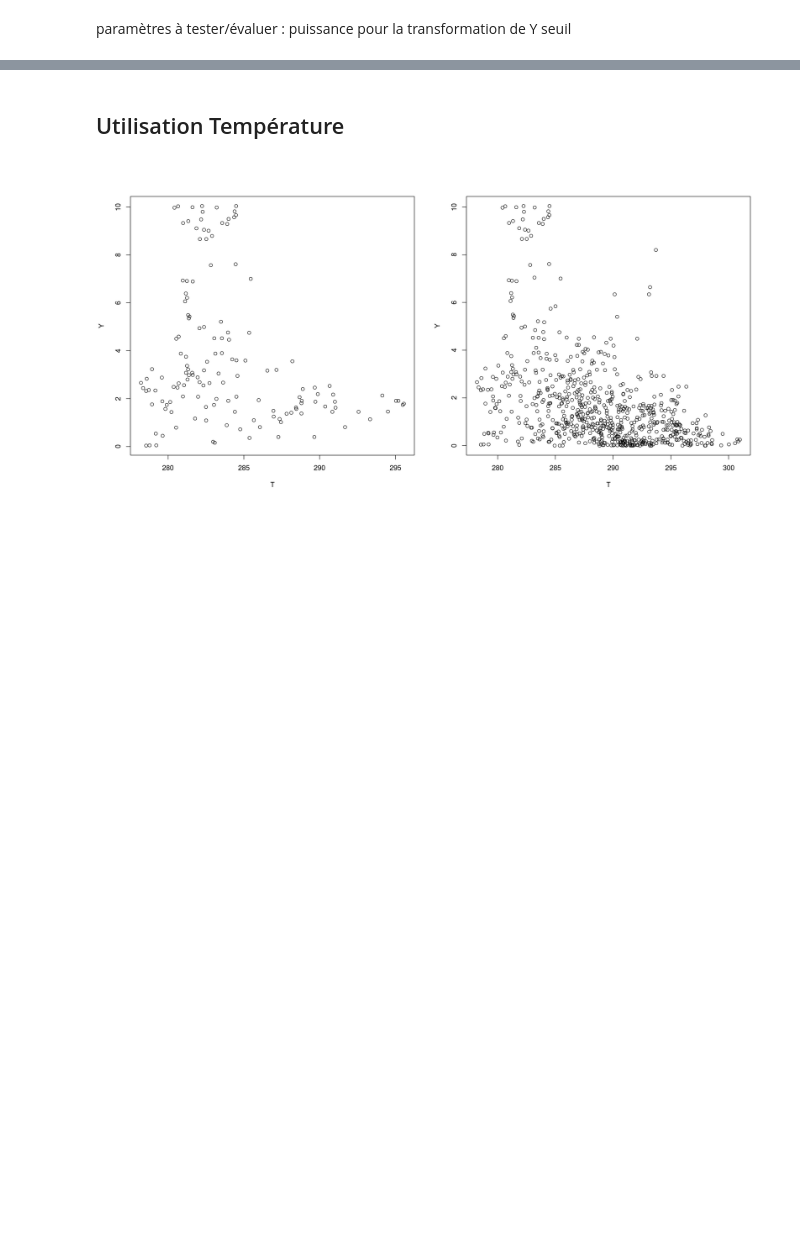
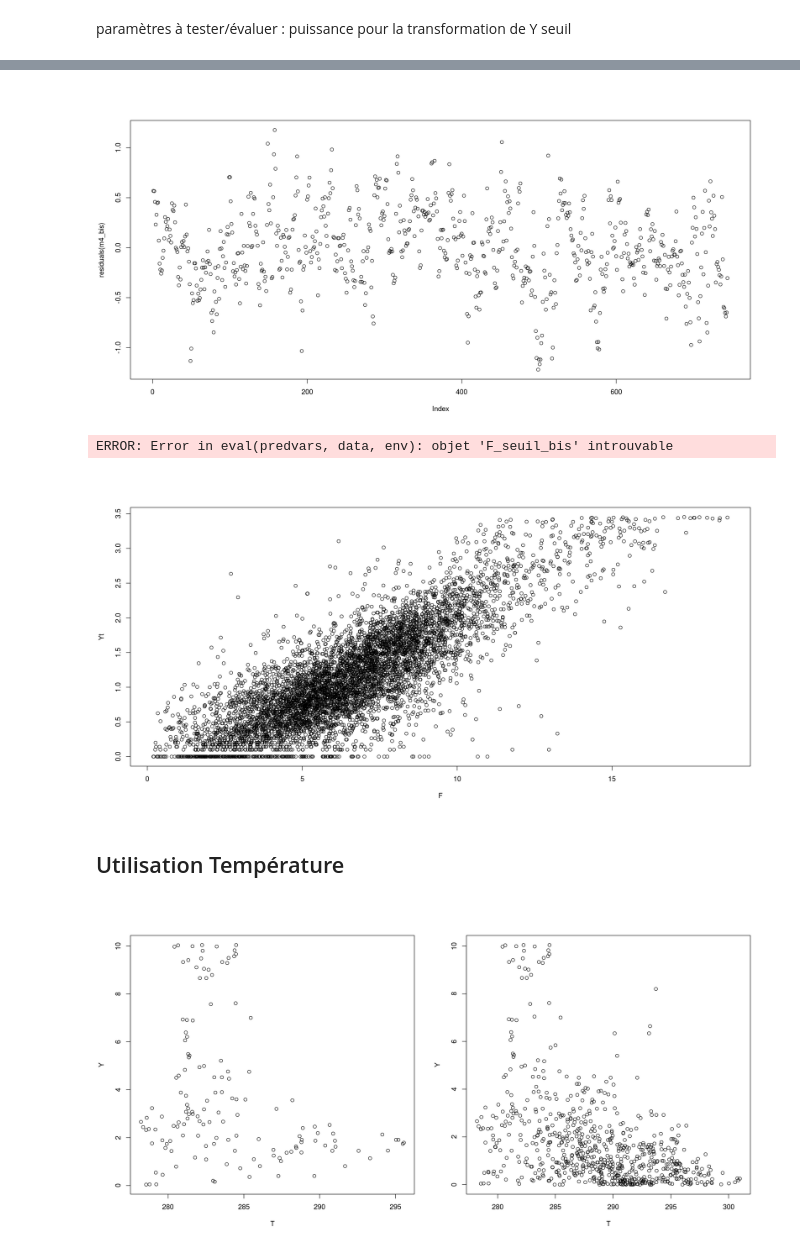
Before and after one commit to luc-dubreuil/GestionDeProjet4A, a Jupyter notebook: Travail/Luc/Tests.ipynb, the cells around one changed output, grey strips where cells are left out. Drawn from its saved outputs; the diff is of its cells as text; code cells hidden in the pictures; blank space fills up the shorter version.

```diff
--- a/Travail/Luc/Tests.ipynb
+++ b/Travail/Luc/Tests.ipynb
@@ -292,3 +292,6 @@ lines(X,P)
 paramètres à tester/évaluer :
 puissance pour la transformation de Y
 seuil
+# %%
+m4_bis <-lm(Yt~F_seuil_bis-1, data = data_month)
+summary(m4_bis)
@@ -295,3 +315,14 @@ seuil
+# %%
+plot(residuals(m4_bis))
+plot(Yt ~ F, data = data_all_WF2)
+X = seq(0,25,length=100) # 25 = range de F
+P = predict(m4_bis,newdata = data.frame(F=X))
+#P = pmin(P,3) #seuil à tester
+lines(X,P)
+# %% [output]
+[figure, added]
+ERROR: Error in eval(predvars, data, env): objet 'F_seuil_bis' introuvable
+[figure, added]
 # %% [markdown]
 ## Utilisation Température
 # %%
```
Also changed, not shown: parts of 19 cells of this notebook.
